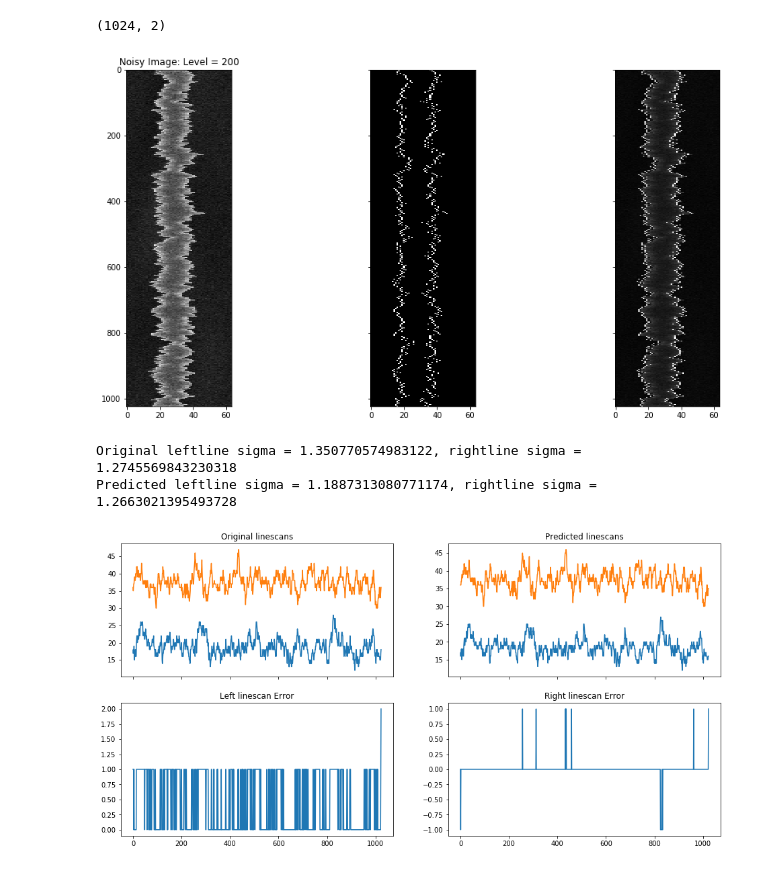
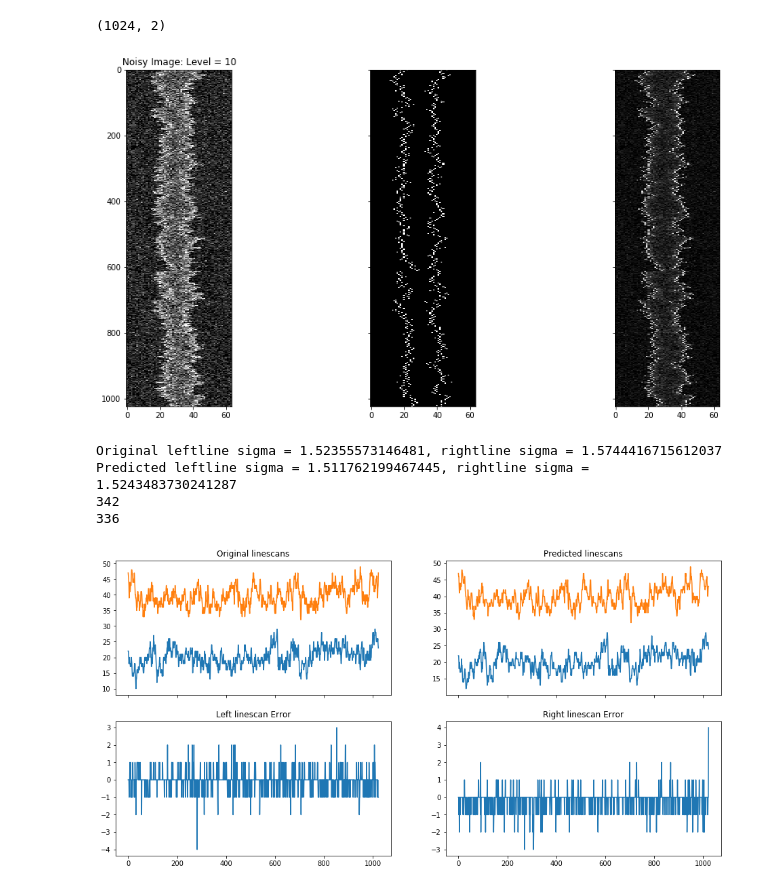
Before and after one commit to narendrachaudhary51/LER_machine_learning, a Jupyter notebook: neural_nets/EDGENet_prediction.ipynb, the cells around one changed output. Drawn from its saved outputs; the diff is of its cells as text; code cells hidden in the pictures.

```diff
--- a/neural_nets/EDGENet_prediction.ipynb
+++ b/neural_nets/EDGENet_prediction.ipynb
@@ -15,16 +15,16 @@ Using TensorFlow backend.
 # %%
 path = '/home/grads/n/narendra5/Desktop/Programs/LER_machine_learning/'
 #path = r"C:\\Users\\narendra\\Documents\\LER\\LER_machine_learning\\"
-#model = load_model(path + r'models\\' + 'EDGEnet_run_epoch_4.h5')
+#model = load_model(path + 'models/' + 'EDGEnet_run_epoch_4.h5')
 
-model = load_model(path + 'models/' + 'EDGEnet_run_epoch_4.h5')
+model = load_model(path + 'models/' + 'EDGEnet2_runhn_epoch_7.h5')
 # %%
-sigma = 1.4
-alpha = 0.4
+sigma = 1.6
+alpha = 0.3
 Xi = 30
 width = 20
 space = 20
-noise = 200
+noise = 10
 shift = math.floor(-25 + (width + space/2 + Xi + alpha*10 + sigma*10)%16)
 
 noisy_file = path + 'noisy_images/nim_' + "{0:.2g}".format(sigma*1e-09) + '_' + str(alpha) + '_' + "{0:.2g}".format(Xi*1e-09) + '_' + str(width) + '_' + str(space) + '_' + str(-shift) + '_' + str(noise) + '.tiff'
@@ -49,10 +49,10 @@ ax[0].imshow(imnoisy,cmap = 'gray',aspect= 0.2)
 ax[0].set_title('Noisy Image: Level = {}'.format(noise))
 
 edgepredict = np.zeros((1024,64))
-
+i =[]
 for i in range(1024):
-    edgepredict[i, linepredict.round().astype(int)[i,0]] = 1
-    edgepredict[i, linepredict.round().astype(int)[i,1]] = 1
+    edgepredict[i, (linepredict*64).round().astype(int)[i,0]] = 1
+    edgepredict[i, (linepredict*64).round().astype(int)[i,1]] = 1
 
 ax[1].imshow(edgepredict, cmap = 'gray',aspect= 0.2)
 
@@ -60,7 +60,7 @@ ax[2].imshow(imnoisy + 2*edgepredict, cmap = 'gray',aspect= 0.2)
 
 plt.show()
 # %% [output]
-[figure, old version]
+[figure, new version]
 # %%
 linescan_file = path + 'linescans/linescan_' + "{:.2g}".format(sigma*1e-09) + '_' + str(alpha) + '_' + "{0:.2g}".format(Xi*1e-09) + '_' + str(width) + '_' + str(space) + '.txt'
 linescan = []
@@ -72,38 +72,43 @@ with open(linescan_file,'r') as f:
 
 
 linescan = linescan[:2048]
 
 leftline = np.array(linescan[:1024])
 rightline = linescan[1024:]
 rightline.reverse()
 rightline = np.array(rightline)
 
 leftline = leftline + shift
 rightline = rightline + shift
 
 fig, ax = plt.subplots(nrows=2, ncols=2, figsize=(16, 8), sharex=True,
                        sharey=False, subplot_kw={'adjustable': 'box-forced'})
 
 print('Original leftline sigma = {}, rightline sigma = {}'.format(leftline.astype(int).std()/2, \
                                                                   rightline.astype(int).std()/2))
 
-print('Predicted leftline sigma = {}, rightline sigma = {}'.format(linepredict.round().astype(int)[:,0].std()/2, \
-                                                                  linepredict.round().astype(int)[:,1].std()/2))
+print('Predicted leftline sigma = {}, rightline sigma = {}'.format((linepredict*64).round().astype(int)[:,0].std()/2, \
+                                                                  (linepredict*64).round().astype(int)[:,1].std()/2))
+
+print(np.abs(leftline.astype(int) - (linepredict*64).round().astype(int)[:,0]).sum())
+print(np.abs(rightline.astype(int) - (linepredict*64).round().astype(int)[:,1]).sum())
 
 ax[0,0].plot(leftline.astype(int))
 ax[0,0].plot(rightline.astype(int))
 ax[0,0].set_title('Original linescans')
 
-ax[0,1].plot(linepredict.round().astype(int))
+ax[0,1].plot((linepredict*64).round().astype(int))
 ax[0,1].set_title('Predicted linescans')
 
-ax[1,0].plot(leftline.astype(int) - linepredict.round().astype(int)[:,0])
+ax[1,0].plot(leftline.astype(int) - (linepredict*64).round().astype(int)[:,0])
 ax[1,0].set_title('Left linescan Error')
 
-ax[1,1].plot(rightline.astype(int) - linepredict.round().astype(int)[:,1])
+ax[1,1].plot(rightline.astype(int) - (linepredict*64).round().astype(int)[:,1])
 ax[1,1].set_title('Right linescan Error')
 plt.show()
 # %% [output]
-Original leftline sigma = 1.350770574983122, rightline sigma = 1.2745569843230318
-Predicted leftline sigma = 1.1887313080771174, rightline sigma = 1.2663021395493728
+Original leftline sigma = 1.52355573146481, rightline sigma = 1.5744416715612037
+Predicted leftline sigma = 1.511762199467445, rightline sigma = 1.5243483730241287
+342
+336
-[figure, old version]
+[figure, new version]
```
Also changed, not shown: 1 other file.
